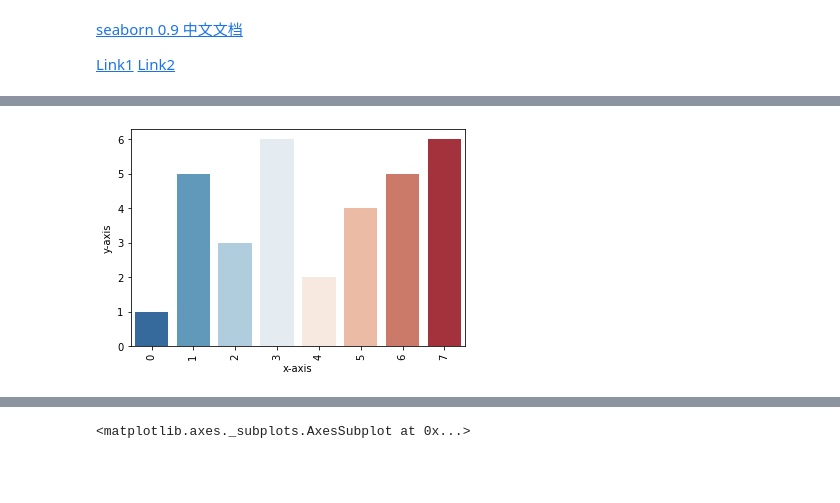
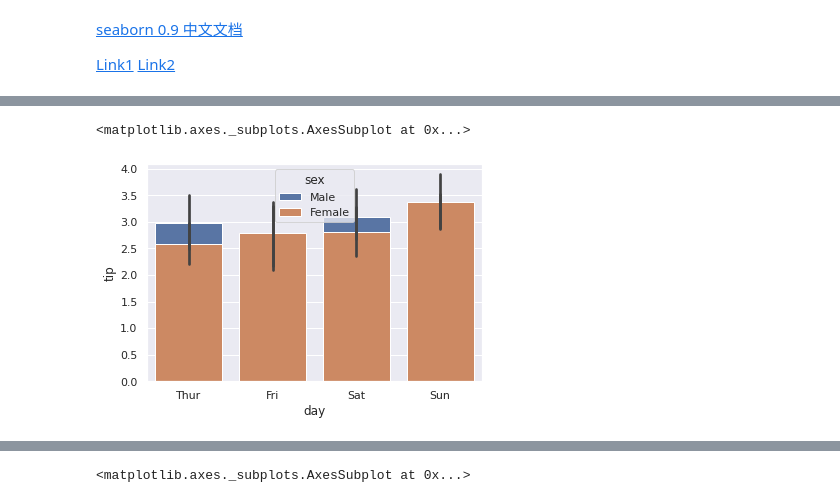
Before and after one commit to zoudong0836/pandas, a Jupyter notebook: Learn-Seaborn/Seaborn - API.ipynb, the cells around one changed output, grey strips where cells are left out. Cells and saved outputs as stored; diff of their text form; code cells hidden in the pictures; blank space fills up the shorter version.

```diff
--- a/Learn-Seaborn/Seaborn - API.ipynb
+++ b/Learn-Seaborn/Seaborn - API.ipynb
@@ -42,6 +54,6 @@ df
-# %%
-sns.barplot("x-axis", "y-axis", palette="RdBu_r", data=df)
-plt.xticks(rotation=90)
-plt.show()
-# %% [output]
-[figure, removed]
+# %%
+tips = sns.load_dataset('tips')
+sns.barplot(x='day', y='tip', hue='sex', dodge=False, data=tips)
+# %% [output]
+<matplotlib.axes._subplots.AxesSubplot at 0x...>
+[figure, added]
```
Also changed, not shown: parts of 95 cells of this notebook.
